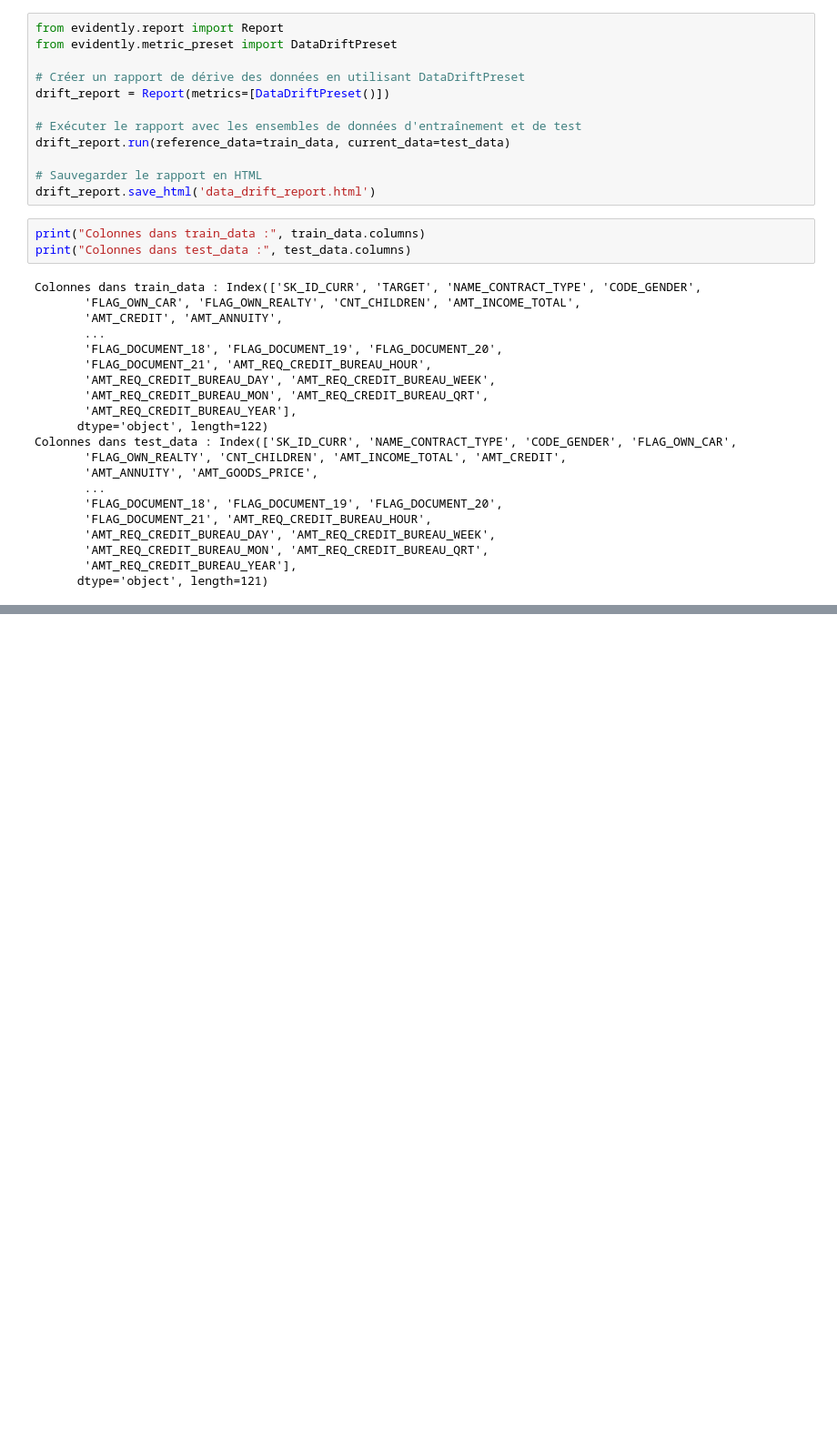
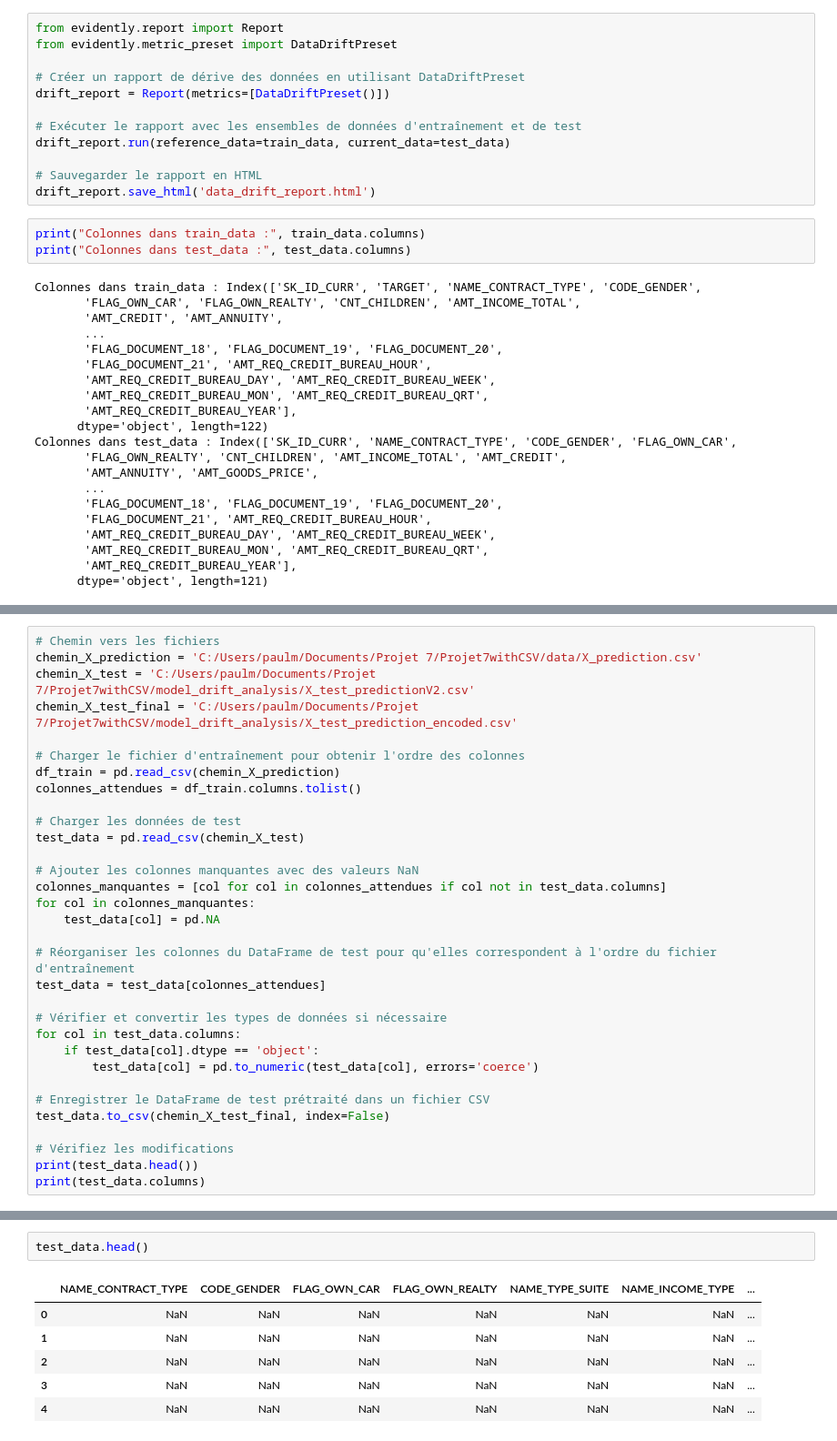
Before and after one commit to PaulMouly/Credit_Scoring, a Jupyter notebook: model_drift_analysis/data_drift.ipynb, the cells around one changed output, grey strips where cells are left out. Shown at 91% size. Drawn from its saved outputs; the diff is of its cells as text; blank space fills up the shorter version.

```diff
--- a/model_drift_analysis/notebook1.ipynb
+++ b/model_drift_analysis/data_drift.ipynb
@@ -239,0 +441,32 @@ Colonnes dans test_data : Index(['SK_ID_CURR', 'NAME_CONTRACT_TYPE', 'CODE_GENDE
+# %%
+# Chemin vers les fichiers
+chemin_X_prediction = 'C:/Users/paulm/Documents/Projet 7/Projet7withCSV/data/X_prediction.csv'
+chemin_X_test = 'C:/Users/paulm/Documents/Projet 7/Projet7withCSV/model_drift_analysis/X_test_predictionV2.csv'
+chemin_X_test_final = 'C:/Users/paulm/Documents/Projet 7/Projet7withCSV/model_drift_analysis/X_test_prediction_encoded.csv'
+
+# Charger le fichier d'entraînement pour obtenir l'ordre des colonnes
+df_train = pd.read_csv(chemin_X_prediction)
+colonnes_attendues = df_train.columns.tolist()
+
+# Charger les données de test
+test_data = pd.read_csv(chemin_X_test)
+
+# Ajouter les colonnes manquantes avec des valeurs NaN
+colonnes_manquantes = [col for col in colonnes_attendues if col not in test_data.columns]
+for col in colonnes_manquantes:
+    test_data[col] = pd.NA
+
+# Réorganiser les colonnes du DataFrame de test pour qu'elles correspondent à l'ordre du fichier d'entraînement
+test_data = test_data[colonnes_attendues]
+
+# Vérifier et convertir les types de données si nécessaire
+for col in test_data.columns:
+    if test_data[col].dtype == 'object':
+        test_data[col] = pd.to_numeric(test_data[col], errors='coerce')
+
+# Enregistrer le DataFrame de test prétraité dans un fichier CSV
+test_data.to_csv(chemin_X_test_final, index=False)
+
+# Vérifiez les modifications
+print(test_data.head())
+print(test_data.columns)
@@ -239,0 +511,9 @@ Colonnes dans test_data : Index(['SK_ID_CURR', 'NAME_CONTRACT_TYPE', 'CODE_GENDE
+# %%
+test_data.head()
+# %% [output]
+|  | NAME_CONTRACT_TYPE | CODE_GENDER | FLAG_OWN_CAR | FLAG_OWN_REALTY | NAME_TYPE_SUITE | NAME_INCOME_TYPE | ... |
+| 0 | NaN | NaN | NaN | NaN | NaN | NaN | ... |
+| 1 | NaN | NaN | NaN | NaN | NaN | NaN | ... |
+| 2 | NaN | NaN | NaN | NaN | NaN | NaN | ... |
+| 3 | NaN | NaN | NaN | NaN | NaN | NaN | ... |
+| 4 | NaN | NaN | NaN | NaN | NaN | NaN | ... |
```
Also changed, not shown: parts of 16 cells of this notebook, 9 other files.
